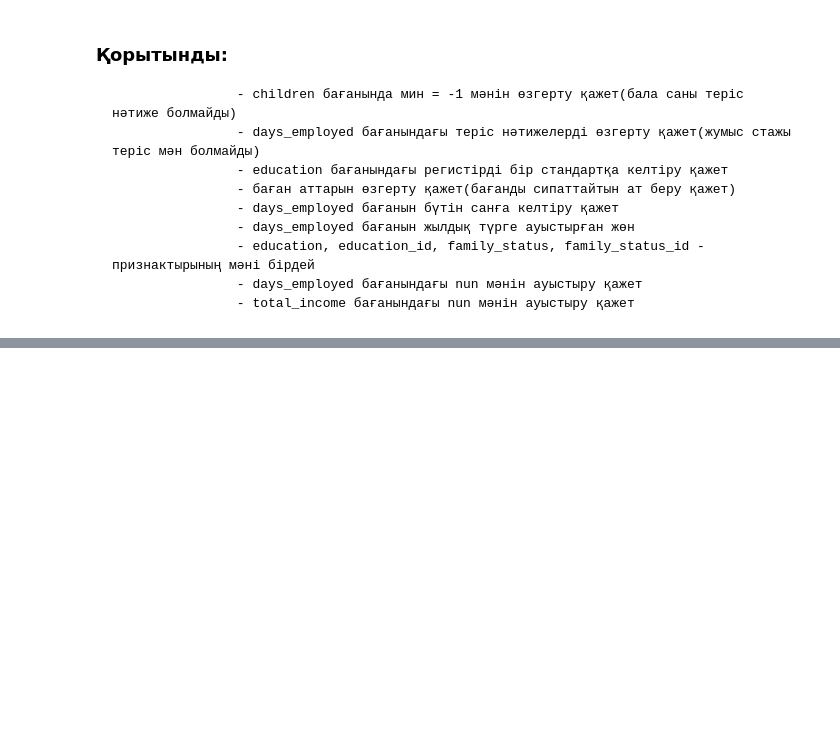
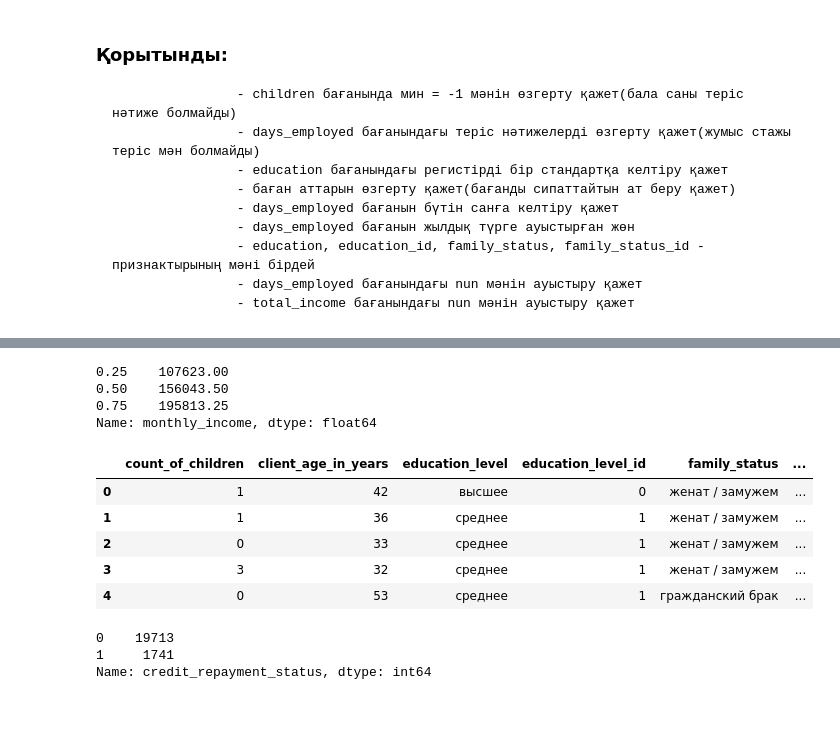
Before and after one commit to Bakytzhann/Data-Analysis, a Jupyter notebook: Credit_Scoring(Data_Preprocessing).ipynb, the cells around one changed output, grey strips where cells are left out. Saved outputs shown, nothing was run; the diff lists cells and outputs as text; code cells hidden in the pictures; blank space fills up the shorter version.

```diff
--- a/Credit_Scoring(Data_Preprocessing).ipynb
+++ b/Credit_Scoring(Data_Preprocessing).ipynb
@@ -125,2 +430,37 @@ dtype: int64
+# %%
+# 25%, 50%, 75% деректердің шекарасын көрейік
+credit_df['monthly_income'].quantile([0.25, 0.5, 0.75])
+# %% [output]
+0.25    107623.00
+0.50    156043.50
+0.75    195813.25
+Name: monthly_income, dtype: float64
+# %%
+# Жалақы дәрежесі бойынша 4 топқа бөлемін
+def monthly_income_status(salary):
+    if salary <= 107623.00:
+        return 'Төмен дәрежелі жалақы'
+    if salary <= 156043.50:
+        return 'Орташа дәрежелі жалақы'
+    if salary <= 195813.25:
+        return 'Жоғары дәрежелі жалақы'
+    return 'Өте жоғары дәрежелі жалақы'
+# %%
+credit_df['income_status'] = credit_df['monthly_income'].apply(monthly_income_status)
+# %%
+credit_df.head()
+# %% [output]
+|  | count_of_children | client_age_in_years | education_level | education_level_id | family_status | ... |
+| 0 | 1 | 42 | высшее | 0 | женат / замужем | ... |
+| 1 | 1 | 36 | среднее | 1 | женат / замужем | ... |
+| 2 | 0 | 33 | среднее | 1 | женат / замужем | ... |
+| 3 | 3 | 32 | среднее | 1 | женат / замужем | ... |
+| 4 | 0 | 53 | среднее | 1 | гражданский брак | ... |
+# %%
+credit_df['credit_repayment_status'].value_counts()
+# %% [output]
+0    19713
+1     1741
+Name: credit_repayment_status, dtype: int64
 # %% [markdown]
 ###
```
Also changed, not shown: parts of 40 cells of this notebook.
